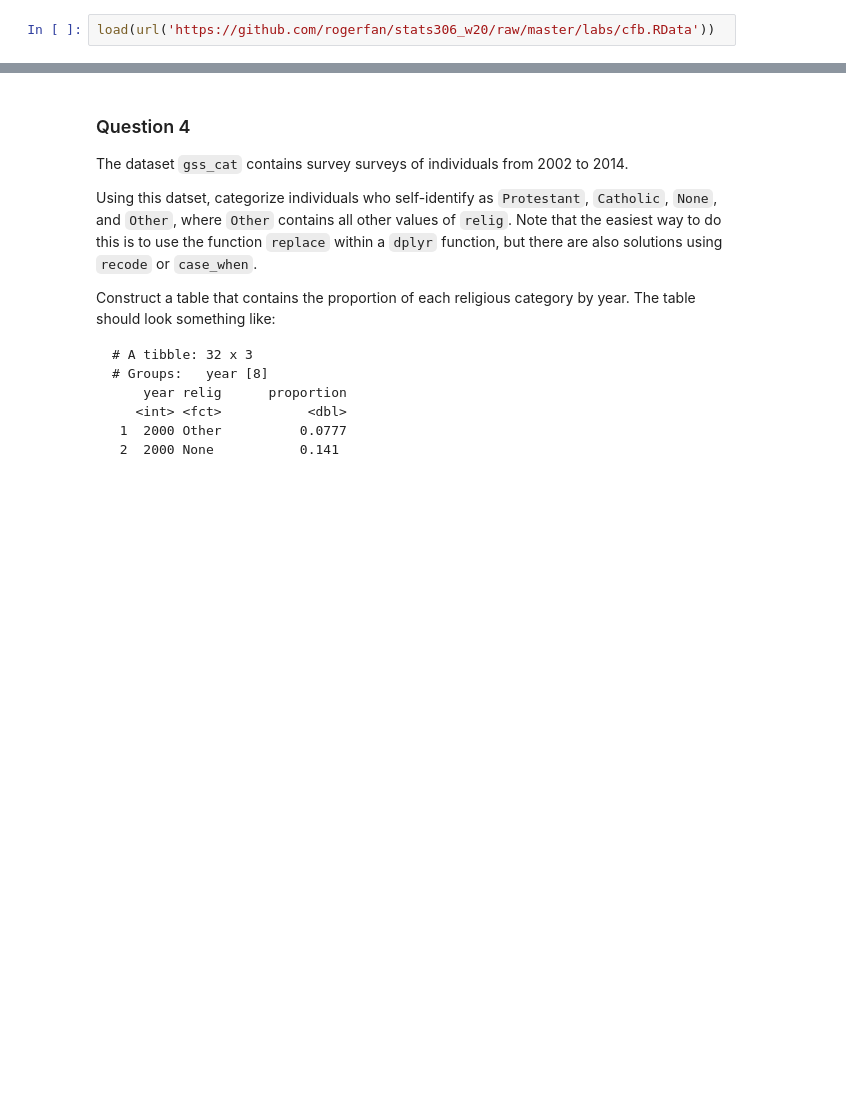
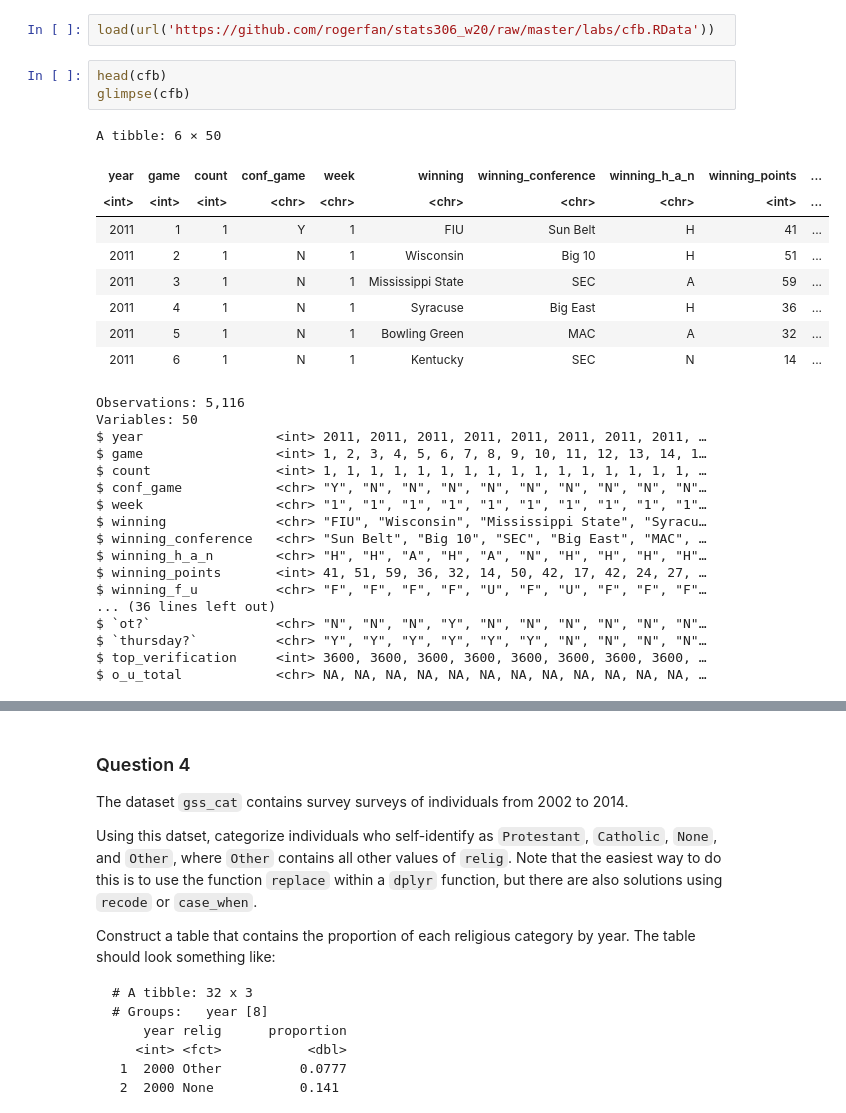
Before and after one commit to rogerfan/stats306_w20, a Jupyter notebook: labs/stats306_lab7.ipynb, the cells around one changed output, grey strips where cells are left out. Drawn from its saved outputs; the diff is of its cells as text; blank space fills up the shorter version.

```diff
--- a/labs/stats306_lab7.ipynb
+++ b/labs/stats306_lab7.ipynb
@@ -32,3 +83,33 @@ In the `flights` dataset, call the `airtime_delay` the difference between the ac
 The following code downloads a dataset of college football games. Using the dataset `cfb`, find the number of conference and non-conference games (see `conf_game`) that Michigan played over this time period. What were Michigan's in- and out-of-conference winrates? You should be able to get all these numbers in a single table.
 # %%
 load(url('https://github.com/rogerfan/stats306_w20/raw/master/labs/cfb.RData'))
+# %%
+head(cfb)
+glimpse(cfb)
+# %% [output]
+A tibble: 6 × 50
+| year | game | count | conf_game | week | winning | winning_conference | winning_h_a_n | winning_points | ... |
+| <int> | <int> | <int> | <chr> | <chr> | <chr> | <chr> | <chr> | <int> | ... |
+| 2011 | 1 | 1 | Y | 1 | FIU | Sun Belt | H | 41 | ... |
+| 2011 | 2 | 1 | N | 1 | Wisconsin | Big 10 | H | 51 | ... |
+| 2011 | 3 | 1 | N | 1 | Mississippi State | SEC | A | 59 | ... |
+| 2011 | 4 | 1 | N | 1 | Syracuse | Big East | H | 36 | ... |
+| 2011 | 5 | 1 | N | 1 | Bowling Green | MAC | A | 32 | ... |
+| 2011 | 6 | 1 | N | 1 | Kentucky | SEC | N | 14 | ... |
+Observations: 5,116
+Variables: 50
+$ year                 <int> 2011, 2011, 2011, 2011, 2011, 2011, 2011, 2011, …
+$ game                 <int> 1, 2, 3, 4, 5, 6, 7, 8, 9, 10, 11, 12, 13, 14, 1…
+$ count                <int> 1, 1, 1, 1, 1, 1, 1, 1, 1, 1, 1, 1, 1, 1, 1, 1, …
+$ conf_game            <chr> "Y", "N", "N", "N", "N", "N", "N", "N", "N", "N"…
+$ week                 <chr> "1", "1", "1", "1", "1", "1", "1", "1", "1", "1"…
+$ winning              <chr> "FIU", "Wisconsin", "Mississippi State", "Syracu…
+$ winning_conference   <chr> "Sun Belt", "Big 10", "SEC", "Big East", "MAC", …
+$ winning_h_a_n        <chr> "H", "H", "A", "H", "A", "N", "H", "H", "H", "H"…
+$ winning_points       <int> 41, 51, 59, 36, 32, 14, 50, 42, 17, 42, 24, 27, …
+$ winning_f_u          <chr> "F", "F", "F", "F", "U", "F", "U", "F", "F", "F"…
+... (36 lines left out)
+$ `ot?`                <chr> "N", "N", "N", "Y", "N", "N", "N", "N", "N", "N"…
+$ `thursday?`          <chr> "Y", "Y", "Y", "Y", "Y", "Y", "N", "N", "N", "N"…
+$ top_verification     <int> 3600, 3600, 3600, 3600, 3600, 3600, 3600, 3600, …
+$ o_u_total            <chr> NA, NA, NA, NA, NA, NA, NA, NA, NA, NA, NA, NA, …
```
Also changed, not shown: parts of 8 cells of this notebook, 1 other file.
